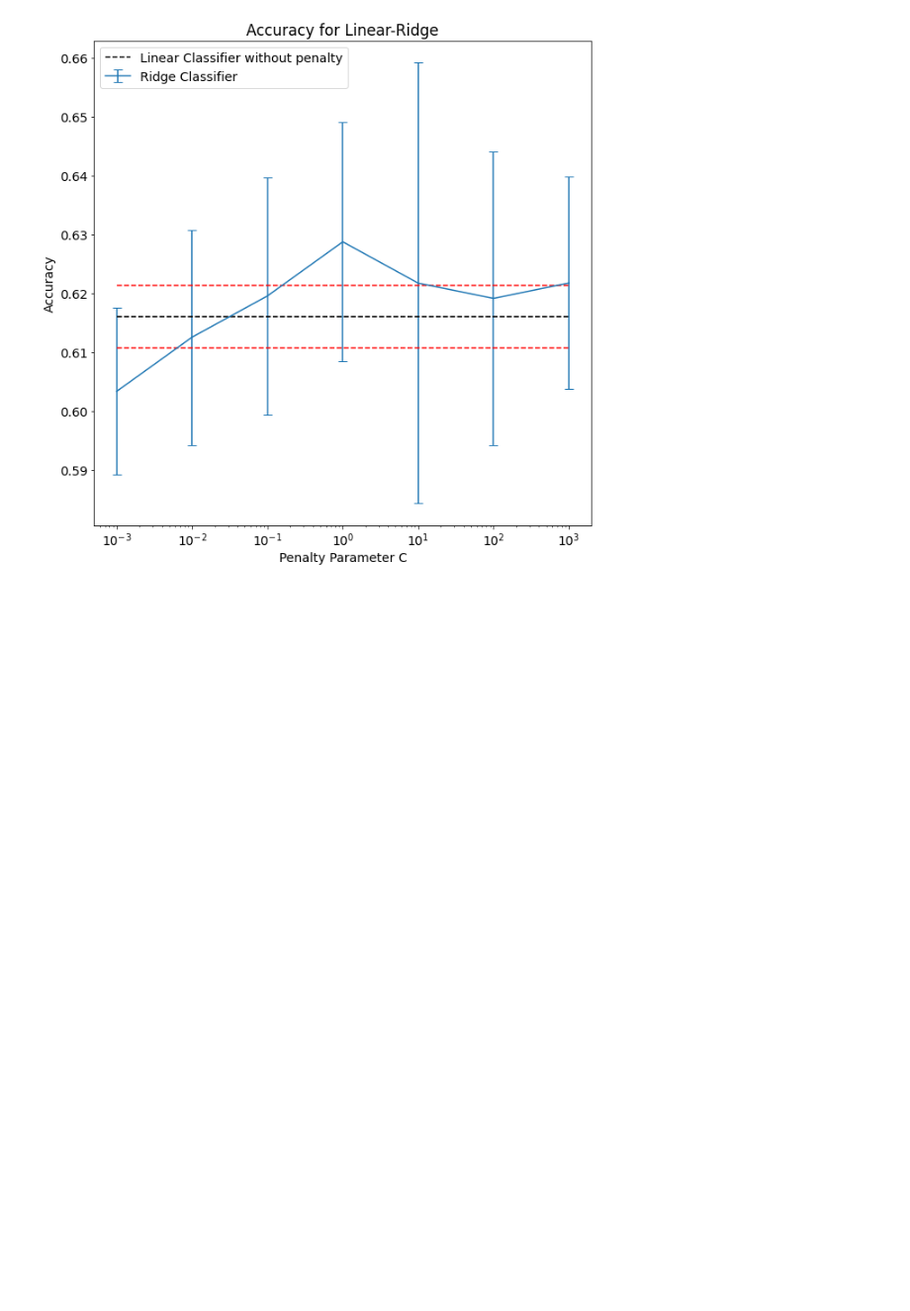
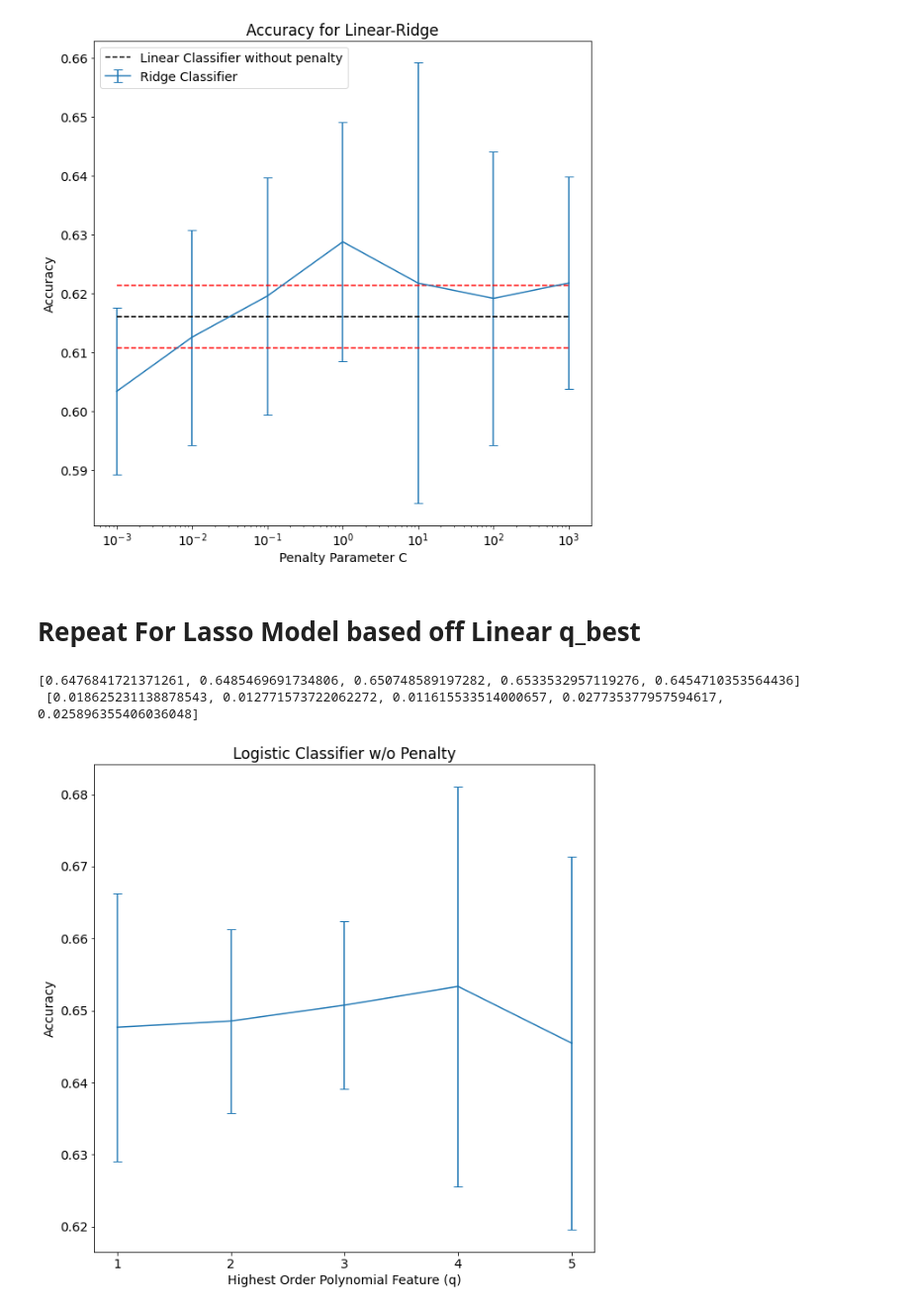
Before and after one commit to AlexSanfilippo/ML-Group-Project-Spotify, a Jupyter notebook: Data_Scripts/BasicModelsV2.0.ipynb, the cells around one changed output. Shown at 99% size. Cells and saved outputs as stored; diff of their text form; code cells hidden in the pictures; blank space fills up the shorter version.

Commit message:
Figures and code for Lasso,Ridge,SVM,kNN models

```diff
--- a/Data_Scripts/BasicModelsV2.0.ipynb
+++ b/Data_Scripts/BasicModelsV2.0.ipynb
@@ -220,3 +220,53 @@ plt.show()
 [0.6034252754424354, 0.6126252447310838, 0.6196235939959307, 0.6288226035548389, 0.6218088986141503, 0.6192041920995047, 0.6218319321279129]
  [0.014195256788777815, 0.018259420741345234, 0.0201147715092608, 0.020309267010567497, 0.03743868591326998, 0.024900997621929478, 0.01804684806479489]
 [figure]
+# %% [markdown]
+# Repeat For Lasso Model based off Linear q_best
+# %%
+from sklearn.linear_model import LogisticRegression
+#Imitating basic model with no penalty
+
+pipe = make_pipeline(StandardScaler(), \
+        LogisticRegression(penalty="none", multi_class="multinomial", solver="sag"))#, tol=1e-3, max_iter=5e2))
+
+
+#max_iter=1e3
+#Doesn't help but kills runtime
+
+#tol=1e-2
+#Doesn't help
+
+################################
+
+q_poly = [1,2,3,4,5]
+accuracy=[]
+accuracy_err=[]
+for q in q_poly:
+    Xpoly = PolynomialFeatures(q, include_bias=False).fit_transform(X)
+
+    tmp=[]
+    for train, test in kf.split(Xpoly):
+        #Rescale then fit
+        pipe.fit(Xpoly[train],Y[train])
+
+        #Accuracy
+        tmp.append( pipe.score(Xpoly[test], Y[test]) )
+
+    accuracy.append( np.array(tmp).mean() )
+    accuracy_err.append( np.array(tmp).std() )
+
+
+print(accuracy, "\n", accuracy_err)
+
+plt.errorbar(q_poly, accuracy, yerr=accuracy_err, capsize=5)
+plt.xticks(q_poly)
+plt.xlabel("Highest Order Polynomial Feature (q)")
+plt.ylabel("Accuracy")
+plt.title("Logistic Classifier w/o Penalty")
+
+#plt.savefig("../Images/Logistic_AllParams.png")
+plt.show()
+# %% [output]
+[0.6476841721371261, 0.6485469691734806, 0.650748589197282, 0.6533532957119276, 0.6454710353564436]
+ [0.018625231138878543, 0.012771573722062272, 0.011615533514000657, 0.027735377957594617, 0.025896355406036048]
+[figure, added]
```
Also changed, not shown: parts of 27 cells of this notebook, 9 other files.
